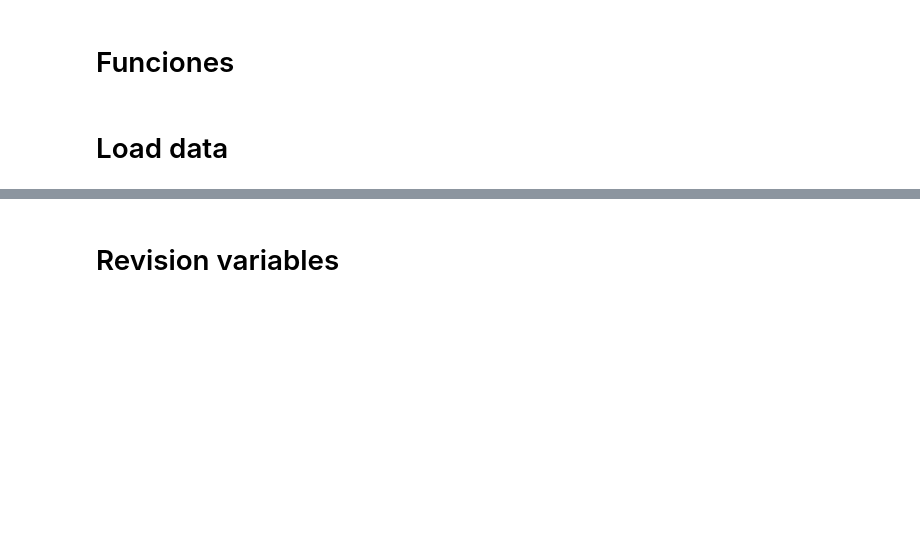
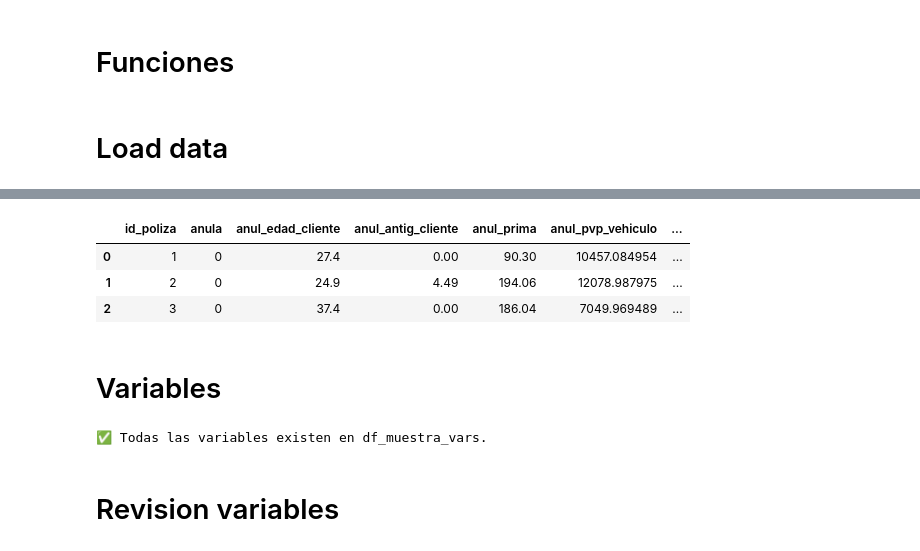
Before and after one commit to cafernandezp/adeslas-interview, a Jupyter notebook: notebooks/02-feature-eng.ipynb, the cells around one changed output, grey strips where cells are left out. Cells and saved outputs as stored; diff of their text form; code cells hidden in the pictures; blank space fills up the shorter version.

```diff
--- a/notebooks/02-feature-eng.ipynb
+++ b/notebooks/02-feature-eng.ipynb
@@ -90,6 +91,11 @@ from utils.data_cleaning import clean_canal_entrada
 DATA_PATH = Path(os.environ["DATA_PATH"])
 # %%
 # Anulaciones
-file_tab = DATA_PATH / "df_anulaciones_clean.csv"
-df_anulaciones_clean = pd.read_csv(file_tab)
-df_anulaciones_clean.head(3)
+file_tab = DATA_PATH / "df_muestra_vars.csv"
+df_muestra_vars = pd.read_csv(file_tab)
+df_muestra_vars.head(3)
+# %% [output]
+|  | id_poliza | anula | anul_edad_cliente | anul_antig_cliente | anul_prima | anul_pvp_vehiculo | ... |
+| 0 | 1 | 0 | 27.4 | 0.00 | 90.30 | 10457.084954 | ... |
+| 1 | 2 | 0 | 24.9 | 4.49 | 194.06 | 12078.987975 | ... |
+| 2 | 3 | 0 | 37.4 | 0.00 | 186.04 | 7049.969489 | ... |
@@ -102,0 +102,2 @@ df_anulaciones_clean.head(3)
+# %% [markdown]
+# Variables
@@ -103,2 +134,21 @@ df_anulaciones_clean.head(3)
+# %%
+all_vars = (
+    [var_target]
+    + vars_key
+    + vars_num_anul
+    + vars_flag
+    + vars_cat_anul
+    + vars_num_socio
+)
+
+# Chequear existencia
+missing_vars = [v for v in all_vars if v not in df_muestra_vars.columns]
+
+if missing_vars:
+    print("Variables que NO existen en df_muestra_vars:", missing_vars)
+else:
+    print("✅ Todas las variables existen en df_muestra_vars.")
+# %% [output]
+✅ Todas las variables existen en df_muestra_vars.
 # %% [markdown]
 # Revision variables
```
Also changed, not shown: parts of 9 cells of this notebook, 1 other file.
